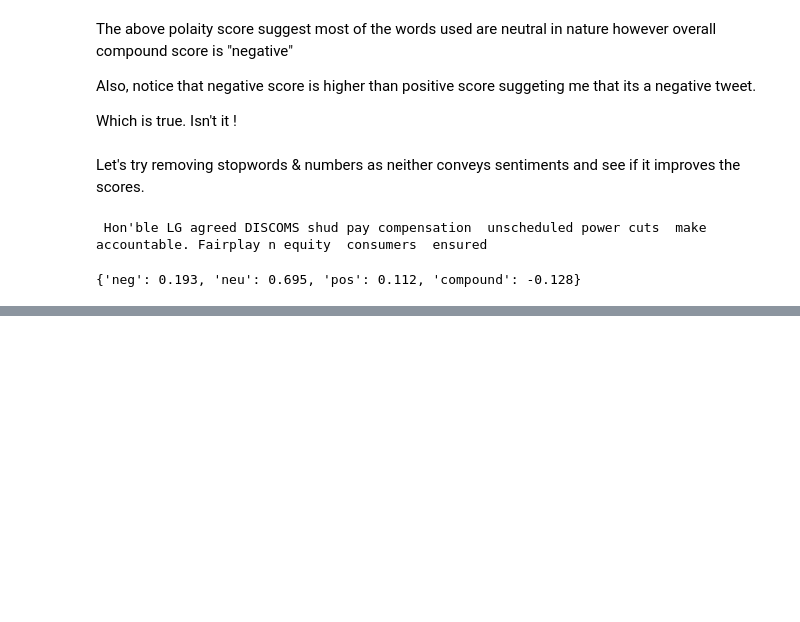
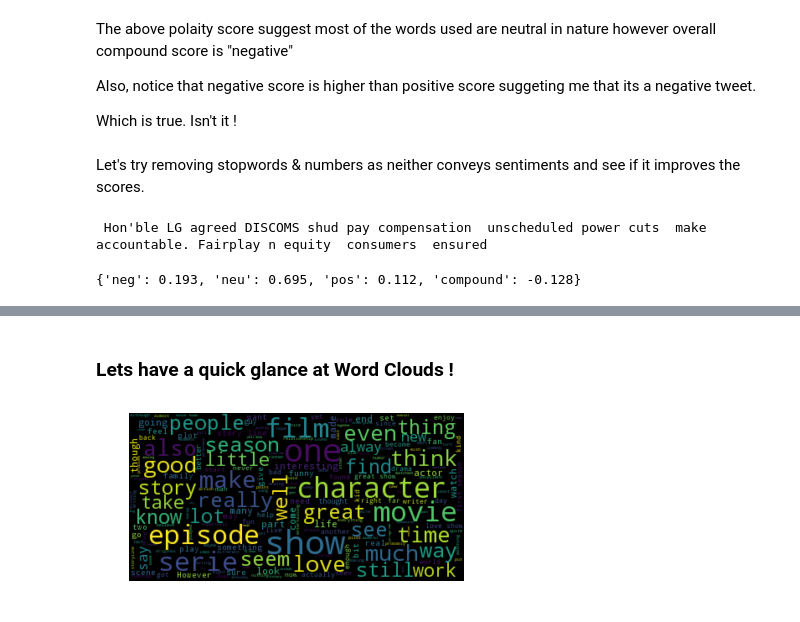
Before and after one commit to zydusss/TextAnalytics, a Jupyter notebook: Python/Sentiment Analysis Using Python - NLTK (SentimentIntensityAnalyzer).ipynb, the cells around one changed output, grey strips where cells are left out. Drawn from its saved outputs; the diff is of its cells as text; code cells hidden in the pictures; blank space fills up the shorter version.

Commit message:
Added WordCloud

```diff
--- a/Python/Sentiment Analysis Using Python - NLTK (SentimentIntensityAnalyzer).ipynb
+++ b/Python/Sentiment Analysis Using Python - NLTK (SentimentIntensityAnalyzer).ipynb
@@ -86,6 +88,12 @@ Classify product reviews & Get Positive reviews only
 # %%
-for index, row in data.head(20).iterrows():
-    ss = sid.polarity_scores(row['reviewText'])
+Positive_Reviews = []
+for index, row in data.iterrows():
+    reviewText = row['reviewText']
+    words = reviewText.split()
+    reviewText = ''
+    for r in words:
+        if not r in stop_words:
+            reviewText = reviewText + ' ' +  r
+    ss = sid.polarity_scores(reviewText)
     if((ss['pos']>0)&(ss['pos']>ss['neg'])):
-        print '\nPositive Reviews'
-        print row['reviewText']
+        Positive_Reviews.append(reviewText)
@@ -135,0 +162,2 @@ It was a disappointment. I gave it a few episodes to get into it, but it didn't
+# %% [markdown]
+### Lets have a quick glance at Word Clouds !
@@ -135,0 +166,18 @@ It was a disappointment. I gave it a few episodes to get into it, but it didn't
+# %%
+# Generate a word cloud image : Positive Reviews
+Positive_Reviews_TxT = ''.join(Positive_Reviews)
+wordcloud = WordCloud().generate(Positive_Reviews_TxT)
+
+# Generate a word cloud image : Negative Reviews
+Negative_Reviews_TxT = ''.join(Negative_Reviews)
+wordcloud = WordCloud().generate(Negative_Reviews_TxT)
+# %%
+# Positive Reviews
+import matplotlib.pyplot as plt
+wordcloud = WordCloud(max_font_size=40).generate(Positive_Reviews_TxT)
+plt.figure()
+plt.imshow(wordcloud, interpolation="bilinear")
+plt.axis("off")
+plt.show()
+# %% [output]
+[figure, added]
```
Also changed, not shown: parts of 11 cells of this notebook.
